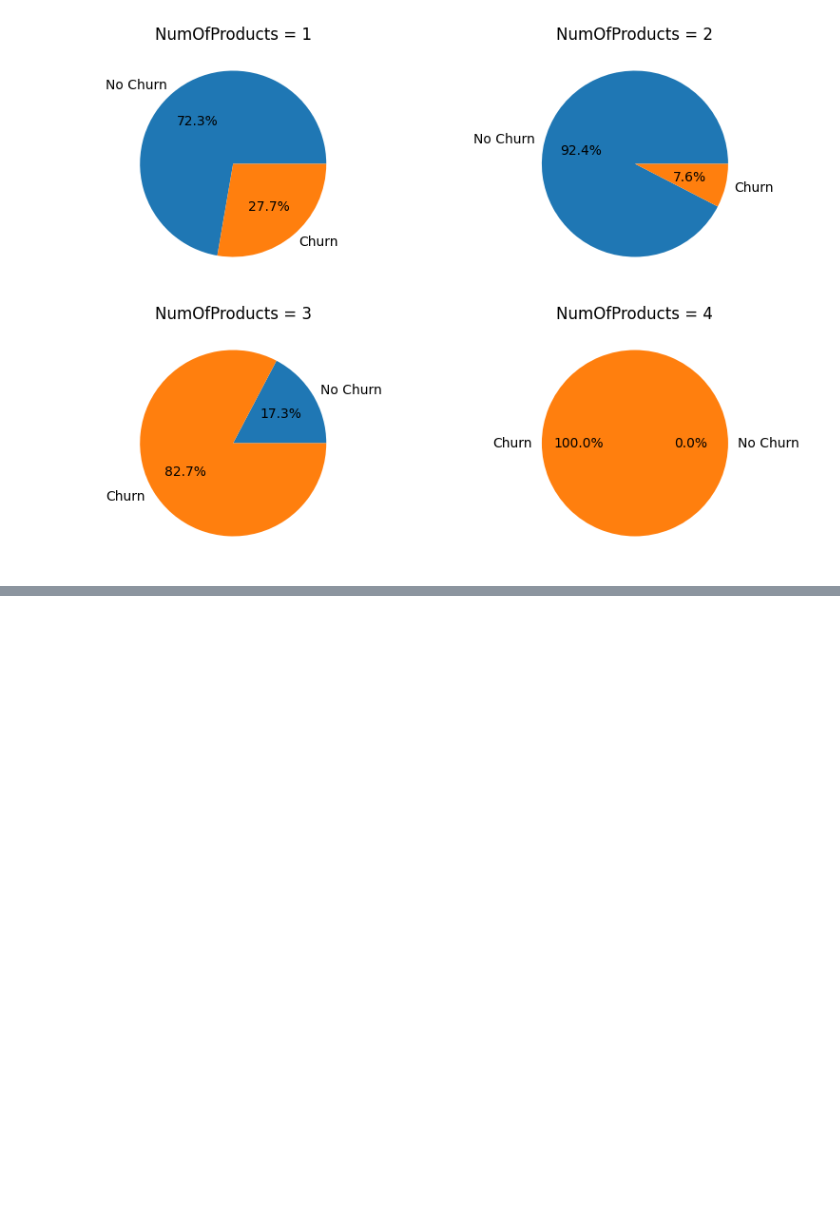
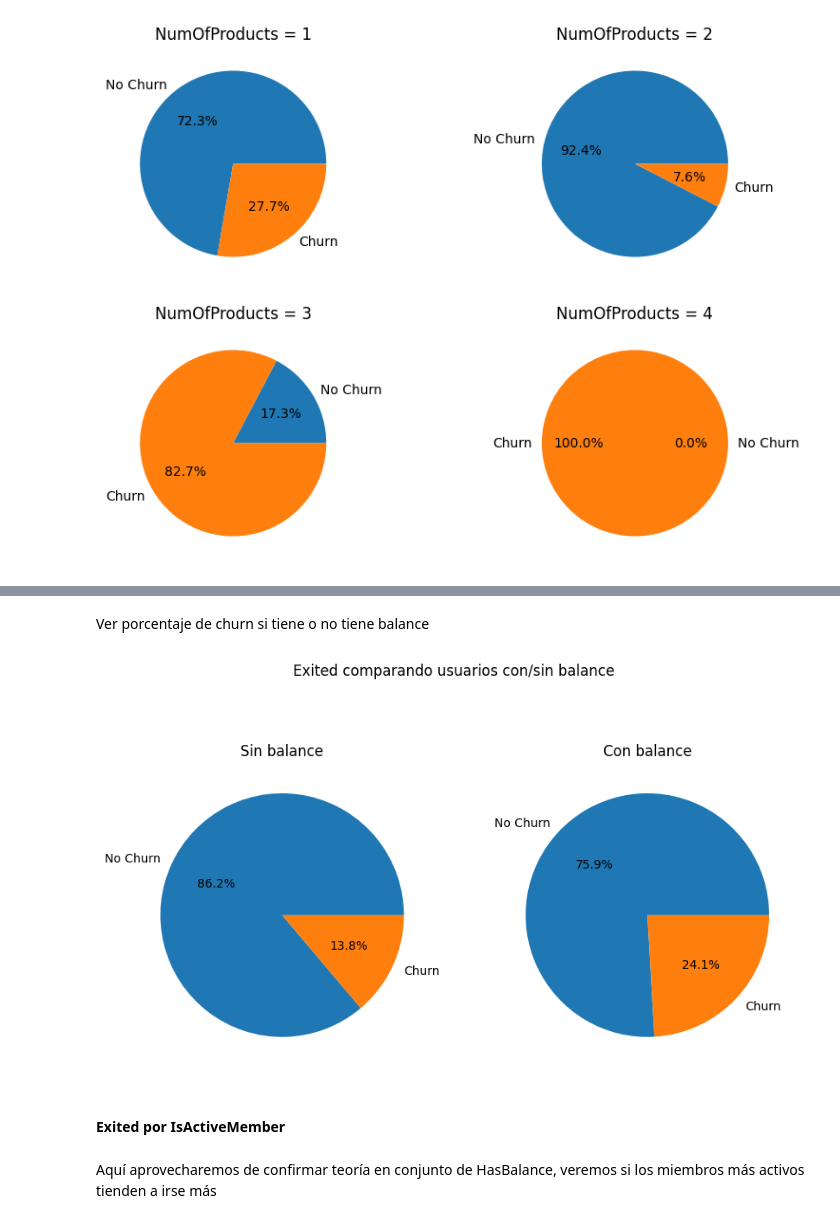
Before and after one commit to charligram/6_bank_churn, a Jupyter notebook: notebooks/EDA.ipynb, the cells around one changed output, grey strips where cells are left out. Cells and saved outputs as stored; diff of their text form; code cells hidden in the pictures; blank space fills up the shorter version.

```diff
--- a/notebooks/EDA.ipynb
+++ b/notebooks/EDA.ipynb
@@ -422,0 +453,2 @@ plt.savefig("../outputs/figures/churn_by_NumOfProducts.png", bbox_inches="tight"
+# %%
+df["HasBalance"] = (df["Balance"] > 0).astype(int)
@@ -422,0 +459,4 @@ plt.savefig("../outputs/figures/churn_by_NumOfProducts.png", bbox_inches="tight"
+# %%
+exited_x_hasBalance = df.groupby("HasBalance")["Exited"].value_counts()
+# %%
+exited_x_hasBalance = exited_x_hasBalance.unstack()
@@ -422,0 +470,32 @@ plt.savefig("../outputs/figures/churn_by_NumOfProducts.png", bbox_inches="tight"
+# %% [markdown]
+Ver porcentaje de churn si tiene o no tiene balance
+# %%
+fig, axs = plt.subplots(ncols=2, figsize=(10, 6))
+
+fig.suptitle("Exited comparando usuarios con/sin balance")
+
+axs1 = axs[0]
+axs2 = axs[1]
+
+#----------------------------
+axs1.pie(
+    exited_x_hasBalance.loc[0],
+    labels=["No Churn", "Churn"],
+    autopct="%1.1f%%"
+)
+axs1.set_title("Sin balance")
+#----------------------------
+axs2.pie(
+    exited_x_hasBalance.loc[1],
+    labels=["No Churn", "Churn"],
+    autopct="%1.1f%%"
+)
+axs2.set_title("Con balance")
+
+plt.savefig("../outputs/figures/exited_by_balance.png", bbox_inches="tight")
+# %% [output]
+[figure, added]
+# %% [markdown]
+#### Exited por IsActiveMember
+# %% [markdown]
+Aquí aprovecharemos de confirmar teoría en conjunto de HasBalance, veremos si los miembros más activos tienden a irse más
```
Also changed, not shown: parts of 13 cells of this notebook, 4 other files.
